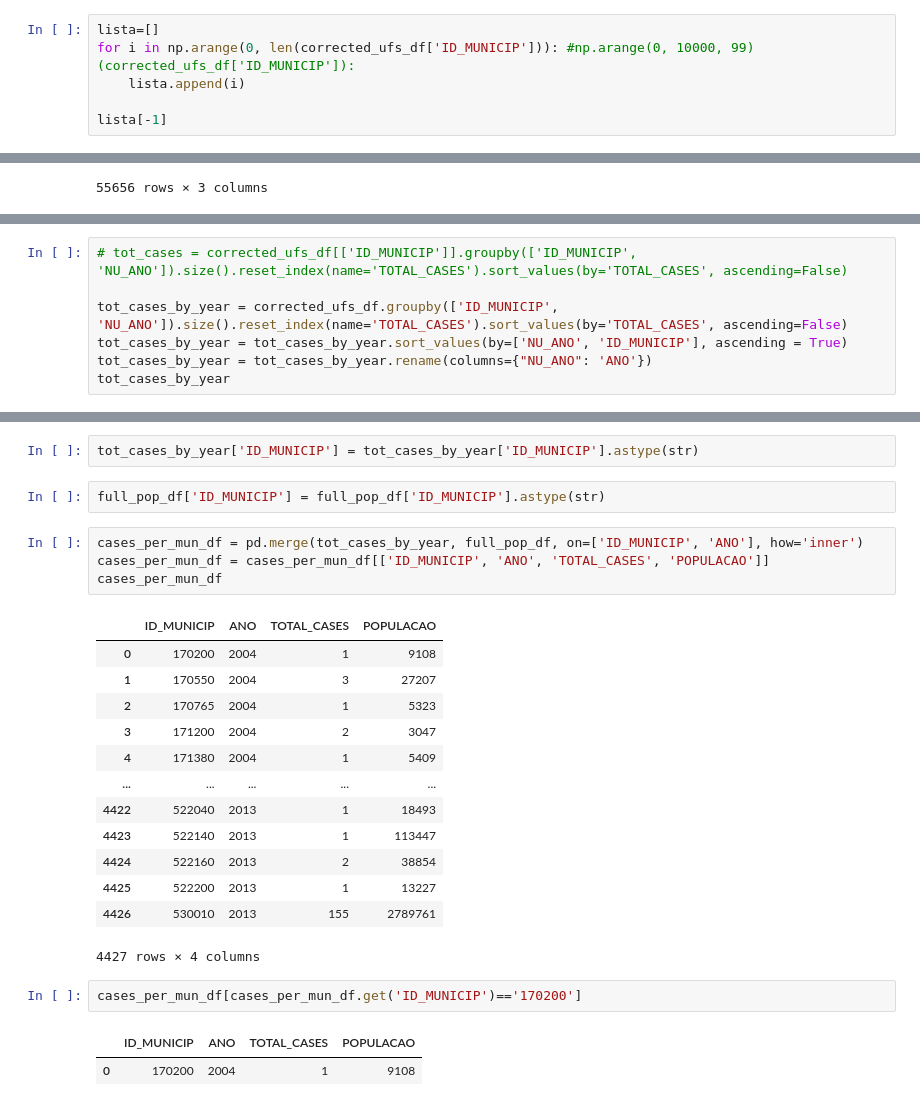
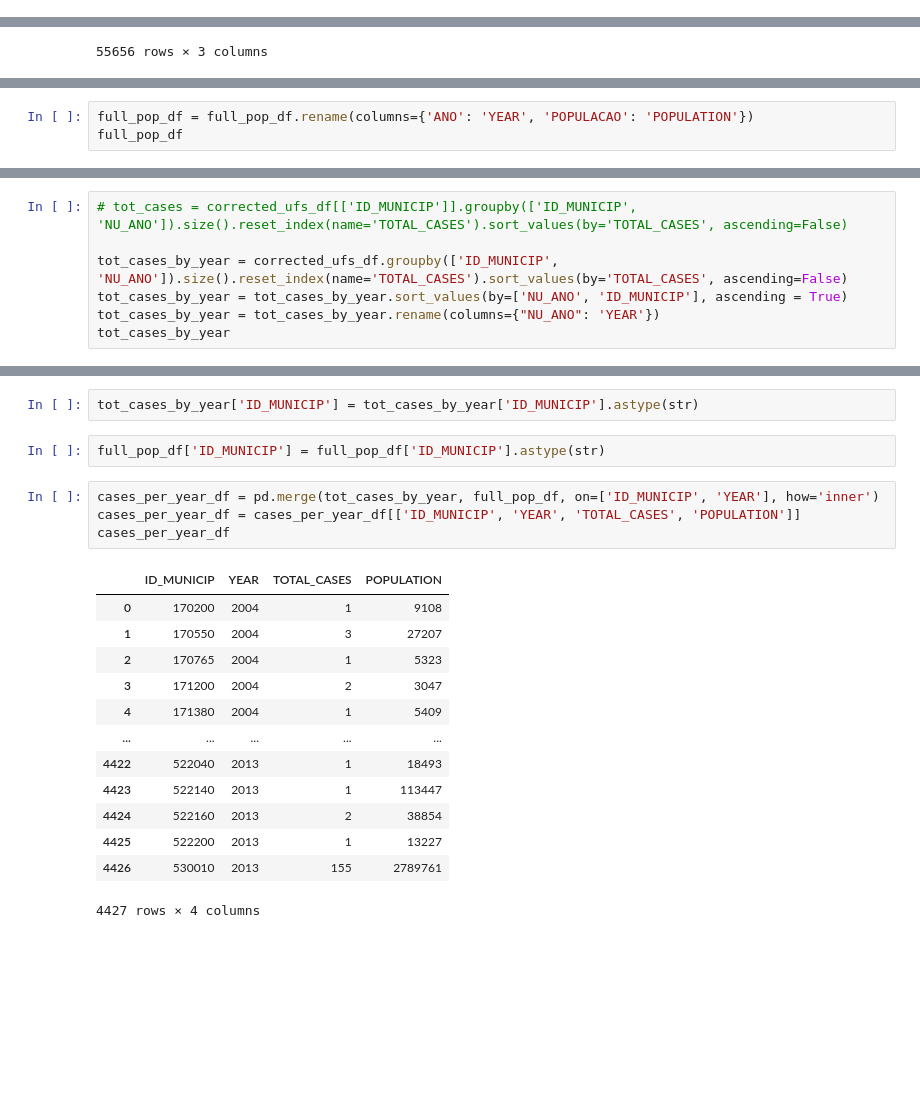
Before and after one commit to RaphaLevy/Study_on_Malaria_dynamics, a Jupyter notebook: pysus_data/Parquet_to_CSV.ipynb, the cells around one changed output, grey strips where cells are left out. Saved outputs shown, nothing was run; the diff lists cells and outputs as text; blank space fills up the shorter version.

```diff
--- a/pysus_data/Parquet_to_CSV.ipynb
+++ b/pysus_data/Parquet_to_CSV.ipynb
@@ -359,9 +360,3 @@ corrected_ufs_df
 | 32916 | 20131231 | 201401.0 | 2013 | MG | 310710 | 1466 | 4039408 | 20131223 | 201352.0 | ... |
 | 32917 | 20131231 | 201401.0 | 2013 | RJ | 330455 |  | 2288338 | 20131226 | 201352.0 | ... |
 32918 rows × 19 columns
-# %%
-lista=[]
-for i in np.arange(0, len(corrected_ufs_df['ID_MUNICIP'])): #np.arange(0, 10000, 99)(corrected_ufs_df['ID_MUNICIP']):
-    lista.append(i)
-
-lista[-1]
@@ -508,0 +452,3 @@ tot_cases
+# %%
+full_pop_df = full_pop_df.rename(columns={'ANO': 'YEAR', 'POPULACAO': 'POPULATION'})
+full_pop_df
@@ -511,6 +508,6 @@ tot_cases
 
 tot_cases_by_year = corrected_ufs_df.groupby(['ID_MUNICIP', 'NU_ANO']).size().reset_index(name='TOTAL_CASES').sort_values(by='TOTAL_CASES', ascending=False)
 tot_cases_by_year = tot_cases_by_year.sort_values(by=['NU_ANO', 'ID_MUNICIP'], ascending = True)
-tot_cases_by_year = tot_cases_by_year.rename(columns={"NU_ANO": 'ANO'})
+tot_cases_by_year = tot_cases_by_year.rename(columns={"NU_ANO": 'YEAR'})
 tot_cases_by_year
 # %% [output]
@@ -527,16 +524,16 @@ tot_cases_by_year
 | 4415 | 522200 | 2013 | 1 |
 | 4426 | 530010 | 2013 | 155 |
 4427 rows × 3 columns
-# %%
-tot_cases_by_year['ID_MUNICIP'] = tot_cases_by_year['ID_MUNICIP'].astype(str)
-# %%
-full_pop_df['ID_MUNICIP'] = full_pop_df['ID_MUNICIP'].astype(str)
+# %%
+tot_cases_by_year['ID_MUNICIP'] = tot_cases_by_year['ID_MUNICIP'].astype(str)
+# %%
+full_pop_df['ID_MUNICIP'] = full_pop_df['ID_MUNICIP'].astype(str)
 # %%
-cases_per_mun_df = pd.merge(tot_cases_by_year, full_pop_df, on=['ID_MUNICIP', 'ANO'], how='inner')
-cases_per_mun_df = cases_per_mun_df[['ID_MUNICIP', 'ANO', 'TOTAL_CASES', 'POPULACAO']]
-cases_per_mun_df
+cases_per_year_df = pd.merge(tot_cases_by_year, full_pop_df, on=['ID_MUNICIP', 'YEAR'], how='inner')
+cases_per_year_df = cases_per_year_df[['ID_MUNICIP', 'YEAR', 'TOTAL_CASES', 'POPULATION']]
+cases_per_year_df
 # %% [output]
-|  | ID_MUNICIP | ANO | TOTAL_CASES | POPULACAO |
+|  | ID_MUNICIP | YEAR | TOTAL_CASES | POPULATION |
 | 0 | 170200 | 2004 | 1 | 9108 |
 | 1 | 170550 | 2004 | 3 | 27207 |
 | 2 | 170765 | 2004 | 1 | 5323 |
@@ -549,8 +546,3 @@ cases_per_mun_df
 | 4425 | 522200 | 2013 | 1 | 13227 |
 | 4426 | 530010 | 2013 | 155 | 2789761 |
 4427 rows × 4 columns
-# %%
-cases_per_mun_df[cases_per_mun_df.get('ID_MUNICIP')=='170200']
-# %% [output]
-|  | ID_MUNICIP | ANO | TOTAL_CASES | POPULACAO |
-| 0 | 170200 | 2004 | 1 | 9108 |
```
Also changed, not shown: parts of 23 cells of this notebook.
